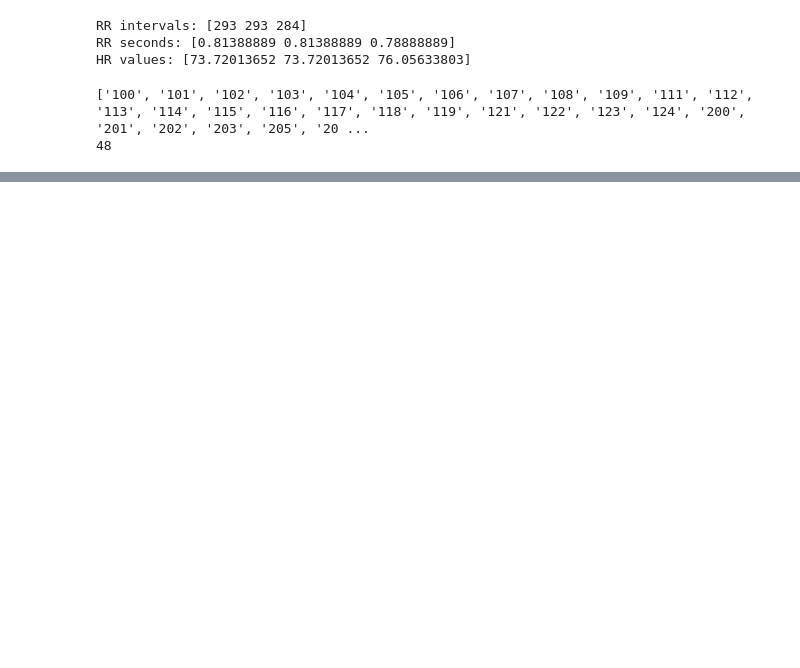
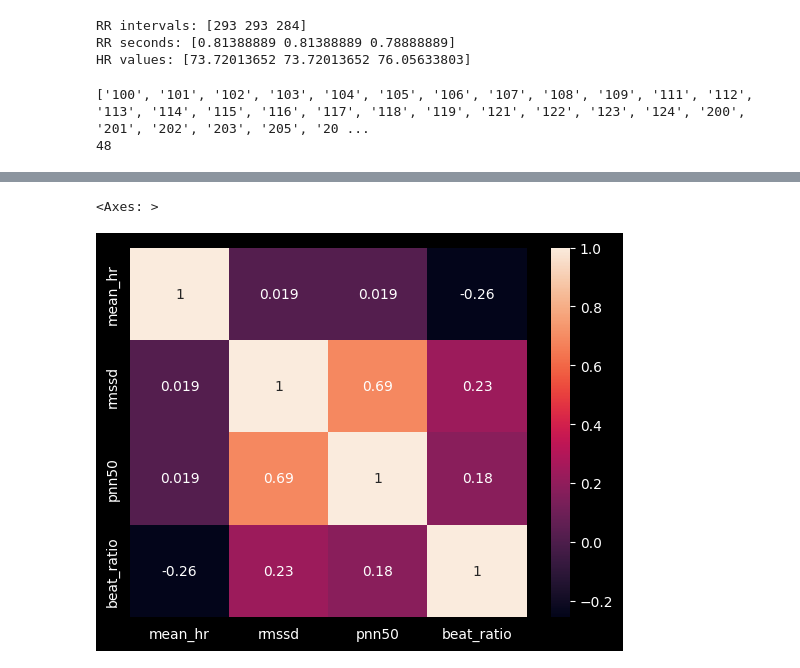
Before and after one commit to dev129/pulse-next-band, a Jupyter notebook: PPG_Analysis.ipynb, the cells around one changed output, grey strips where cells are left out. Cells and saved outputs as stored; diff of their text form; code cells hidden in the pictures; blank space fills up the shorter version.

```diff
--- a/PPG_Analysis.ipynb
+++ b/PPG_Analysis.ipynb
@@ -260,0 +330,5 @@ Skipped: 100
+# %%
+sns.heatmap(final_df.corr(numeric_only=True),annot=True)
+# %% [output]
+<Axes: >
+[figure, added]
```
Also changed, not shown: parts of 25 cells of this notebook, 3 other files.
